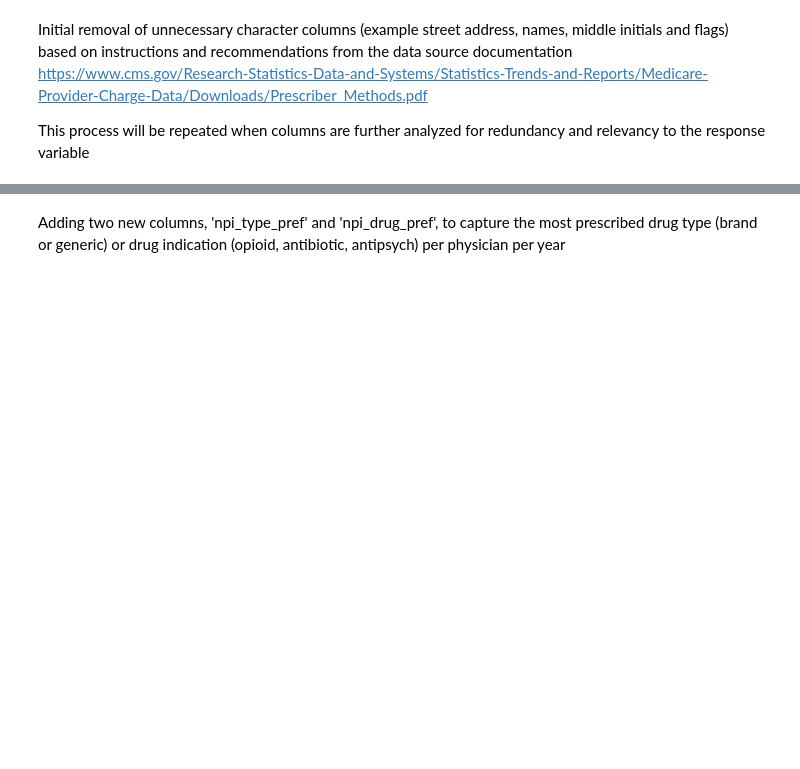
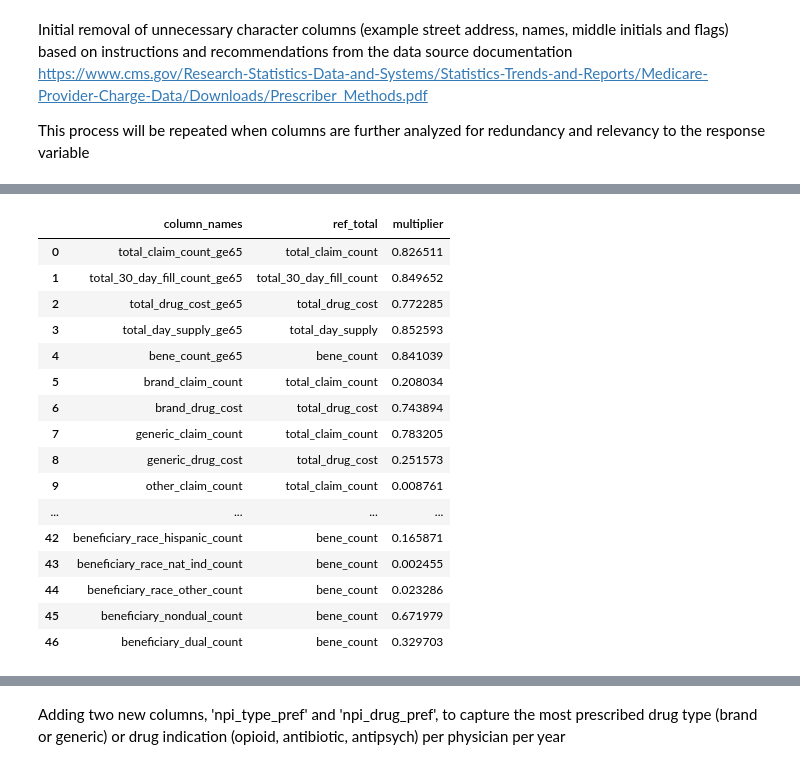
Before and after one commit to nwugocc/Capstone-Project-1, a Jupyter notebook: capstone_1_mini_project_data_wrangling.ipynb, the cells around one changed output, grey strips where cells are left out. Drawn from its saved outputs; the diff is of its cells as text; code cells hidden in the pictures; blank space fills up the shorter version.

```diff
--- a/capstone_1_mini_project_data_wrangling.ipynb
+++ b/capstone_1_mini_project_data_wrangling.ipynb
@@ -350,0 +287,33 @@ nan                       28.195368578961308             36
+# %%
+# df_sub was exported as a csv file. The average subcategory proportions was calculated using excel
+# and the file was re-imported as a new dataframe, 'multiplier.xlsx'
+
+# importing the file containing the calculated proportion values into a new dataframe, impute
+impute = pd.read_excel('multipliers.xlsx', sheet_name='Sheet1')
+impute.columns = ['column_names','ref_total', 'multiplier']
+impute['ref_total'] = impute['ref_total'].map(lambda x: x.strip())
+impute
+
+# Explanation of how the impute data will be used to impute values:
+# Using 'brand_claim_count' (row 5 in the impute dataframe below), the ref_total is 'total_claim_count',
+# and the multiplier is 0.208034. This means that on average, brand_claim_count represents about 21%
+# of the total_claim_counts per physician. Hence, missing brand_claim_counts will be imputed as
+# multiplier * total_claim_count for that row.
+# %% [output]
+|  | column_names | ref_total | multiplier |
+| 0 | total_claim_count_ge65 | total_claim_count | 0.826511 |
+| 1 | total_30_day_fill_count_ge65 | total_30_day_fill_count | 0.849652 |
+| 2 | total_drug_cost_ge65 | total_drug_cost | 0.772285 |
+| 3 | total_day_supply_ge65 | total_day_supply | 0.852593 |
+| 4 | bene_count_ge65 | bene_count | 0.841039 |
+| 5 | brand_claim_count | total_claim_count | 0.208034 |
+| 6 | brand_drug_cost | total_drug_cost | 0.743894 |
+| 7 | generic_claim_count | total_claim_count | 0.783205 |
+| 8 | generic_drug_cost | total_drug_cost | 0.251573 |
+| 9 | other_claim_count | total_claim_count | 0.008761 |
+| ... | ... | ... | ... |
+| 42 | beneficiary_race_hispanic_count | bene_count | 0.165871 |
+| 43 | beneficiary_race_nat_ind_count | bene_count | 0.002455 |
+| 44 | beneficiary_race_other_count | bene_count | 0.023286 |
+| 45 | beneficiary_nondual_count | bene_count | 0.671979 |
+| 46 | beneficiary_dual_count | bene_count | 0.329703 |
```
Also changed, not shown: parts of 57 cells of this notebook.
